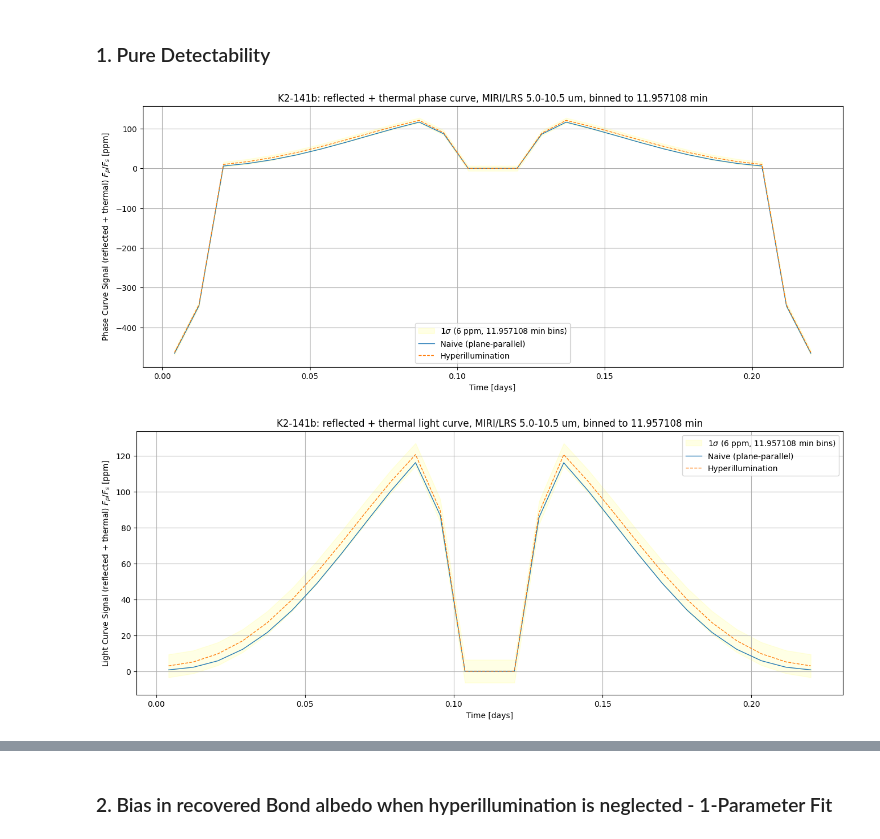
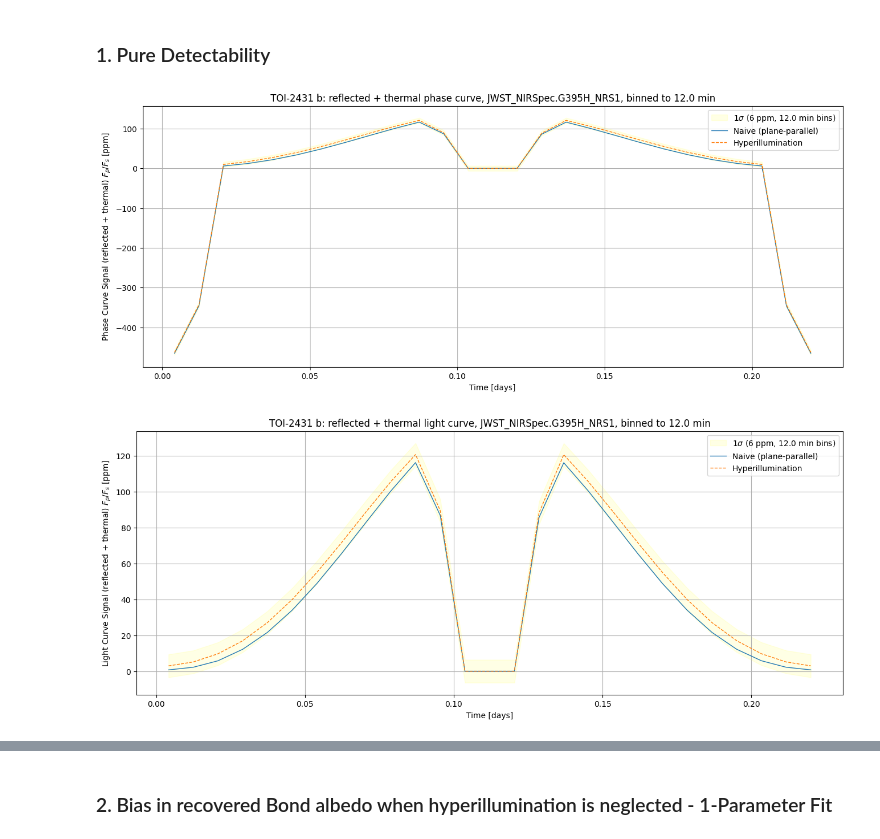
Before and after one commit to JonasSpiller/HyperPhase, a Jupyter notebook: HI PhaseCurve Fitting/AB_Bias.ipynb, the cells around one changed output, grey strips where cells are left out. Drawn from its saved outputs; the diff is of its cells as text; code cells hidden in the pictures.

```diff
--- a/HI PhaseCurve Fitting/AB_Bias.ipynb
+++ b/HI PhaseCurve Fitting/AB_Bias.ipynb
@@ -106,34 +106,34 @@ _, lc_n, _ = full_PhaseCurve(planet, lrs_range, u=u, filter_path=lrs_path, A=A_m
 # %%
 tb_n, yb_n = bin_curve(t_n, (pc_n - 1) * 1e6, minutes_binning)
 tb_k, yb_k = bin_curve(t_k, (pc_k - 1) * 1e6, minutes_binning)
 
 plt.figure(figsize=(16, 6))
-plt.fill_between(tb_k, yb_k - sigma_bin, yb_k + sigma_bin, color="yellow", alpha=0.1, label=rf"$1\sigma$ ({sigma_bin:.0f} ppm, {minutes_binning:1f} min bins)")
+plt.fill_between(tb_k, yb_k - sigma_bin, yb_k + sigma_bin, color="yellow", alpha=0.1, label=rf"$1\sigma$ ({sigma_bin:.0f} ppm, {minutes_binning:.1f} min bins)")
 plt.plot(tb_n, yb_n, linewidth=1, label="Naive (plane-parallel)")
 plt.plot(tb_k, yb_k, linewidth=1, linestyle="--", label="Hyperillumination")
 
 plt.xlabel("Time [days]")
 plt.ylabel(r"Phase Curve Signal (reflected + thermal) $F_p/F_s$ [ppm]")
-plt.title(f"K2-141b: reflected + thermal phase curve, MIRI/LRS 5.0-10.5 um, binned to {minutes_binning:1f} min")
+plt.title(f"{planet.name}: reflected + thermal phase curve, {instrument}, binned to {minutes_binning:.1f} min")
 plt.legend(); plt.grid()
 plt.show()
 
 tb_n, yb_n = bin_curve(t_n, lc_n * 1e6, minutes_binning)
 tb_k, yb_k = bin_curve(t_k, lc_k * 1e6, minutes_binning)
 
 plt.figure(figsize=(16, 6))
-plt.fill_between(tb_k, yb_k - sigma_bin, yb_k + sigma_bin, color="yellow", alpha=0.1, label=rf"$1\sigma$ ({sigma_bin:.0f} ppm, {minutes_binning:1f} min bins)")
+plt.fill_between(tb_k, yb_k - sigma_bin, yb_k + sigma_bin, color="yellow", alpha=0.1, label=rf"$1\sigma$ ({sigma_bin:.0f} ppm, {minutes_binning:.1f} min bins)")
 plt.plot(tb_n, yb_n, linewidth=1, label="Naive (plane-parallel)")
 plt.plot(tb_k, yb_k, linewidth=1, linestyle="--", label="Hyperillumination")
 
 plt.xlabel("Time [days]")
 plt.ylabel(r"Light Curve Signal (reflected + thermal) $F_p/F_s$ [ppm]")
-plt.title(f"K2-141b: reflected + thermal light curve, MIRI/LRS 5.0-10.5 um, binned to {minutes_binning:1f} min")
+plt.title(f"{planet.name}: reflected + thermal light curve, {instrument}, binned to {minutes_binning:.1f} min")
 plt.legend(); plt.grid()
 plt.show()
 # %% [output]
-[figure, old version]
+[figure, new version]
-[figure, old version]
+[figure, new version]
 # %%
 # Mock observation: at each binned time draw a data point ~ N(mean = hyperillum model, std = sigma_bin),
 rng = np.random.default_rng(43)   # fixed seed -> reproducible mock data
```
Also changed, not shown: parts of 12 cells of this notebook, 6 other files.
